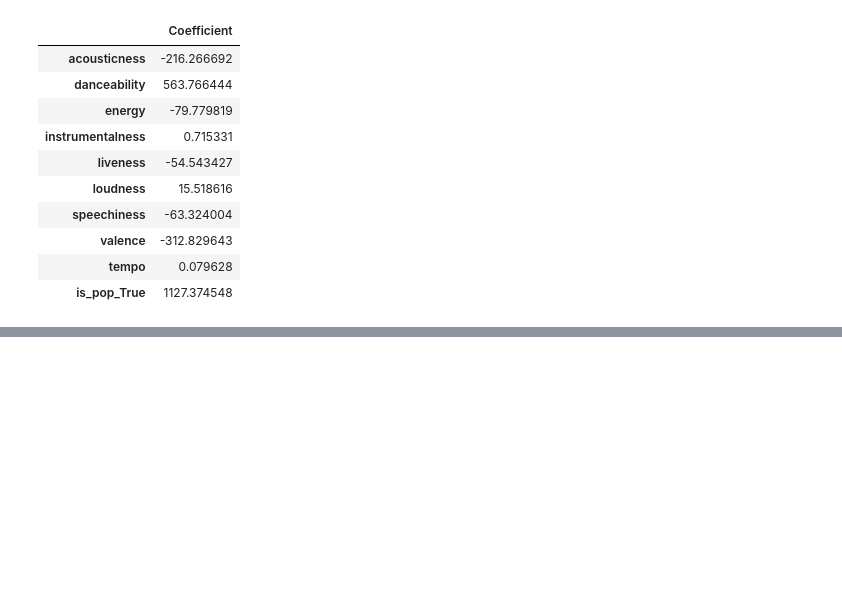
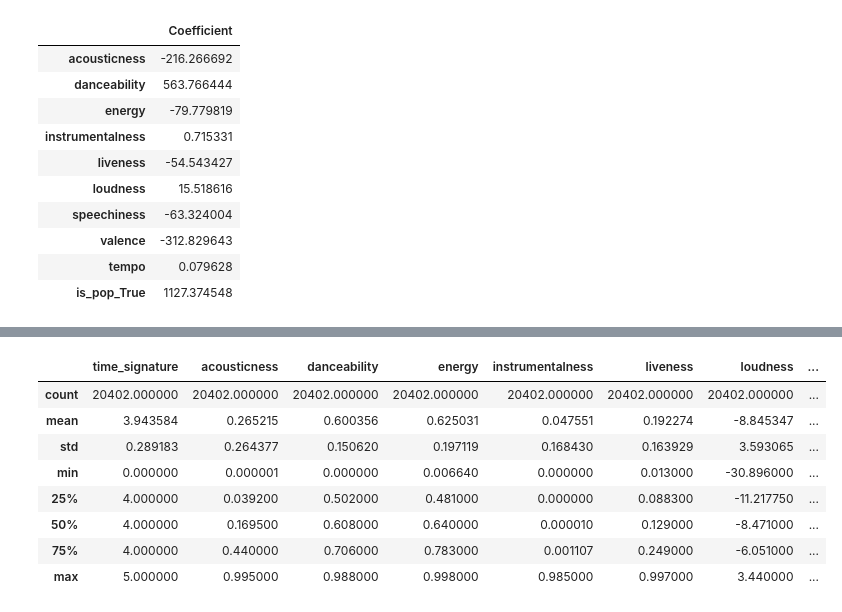
Before and after one commit to EnricoPf/Music-Pop-ML, a Jupyter notebook: music-analysis.ipynb, the cells around one changed output, grey strips where cells are left out. Cells and saved outputs as stored; diff of their text form; code cells hidden in the pictures; blank space fills up the shorter version.

```diff
--- a/music-analysis.ipynb
+++ b/music-analysis.ipynb
@@ -193,0 +246,12 @@ coef_df
+# %%
+final_data.describe()
+# %% [output]
+|  | time_signature | acousticness | danceability | energy | instrumentalness | liveness | loudness | ... |
+| count | 20402.000000 | 20402.000000 | 20402.000000 | 20402.000000 | 20402.000000 | 20402.000000 | 20402.000000 | ... |
+| mean | 3.943584 | 0.265215 | 0.600356 | 0.625031 | 0.047551 | 0.192274 | -8.845347 | ... |
+| std | 0.289183 | 0.264377 | 0.150620 | 0.197119 | 0.168430 | 0.163929 | 3.593065 | ... |
+| min | 0.000000 | 0.000001 | 0.000000 | 0.006640 | 0.000000 | 0.013000 | -30.896000 | ... |
+| 25% | 4.000000 | 0.039200 | 0.502000 | 0.481000 | 0.000000 | 0.088300 | -11.217750 | ... |
+| 50% | 4.000000 | 0.169500 | 0.608000 | 0.640000 | 0.000010 | 0.129000 | -8.471000 | ... |
+| 75% | 4.000000 | 0.440000 | 0.706000 | 0.783000 | 0.001107 | 0.249000 | -6.051000 | ... |
+| max | 5.000000 | 0.995000 | 0.988000 | 0.998000 | 0.985000 | 0.997000 | 3.440000 | ... |
```
Also changed, not shown: parts of 12 cells of this notebook.
